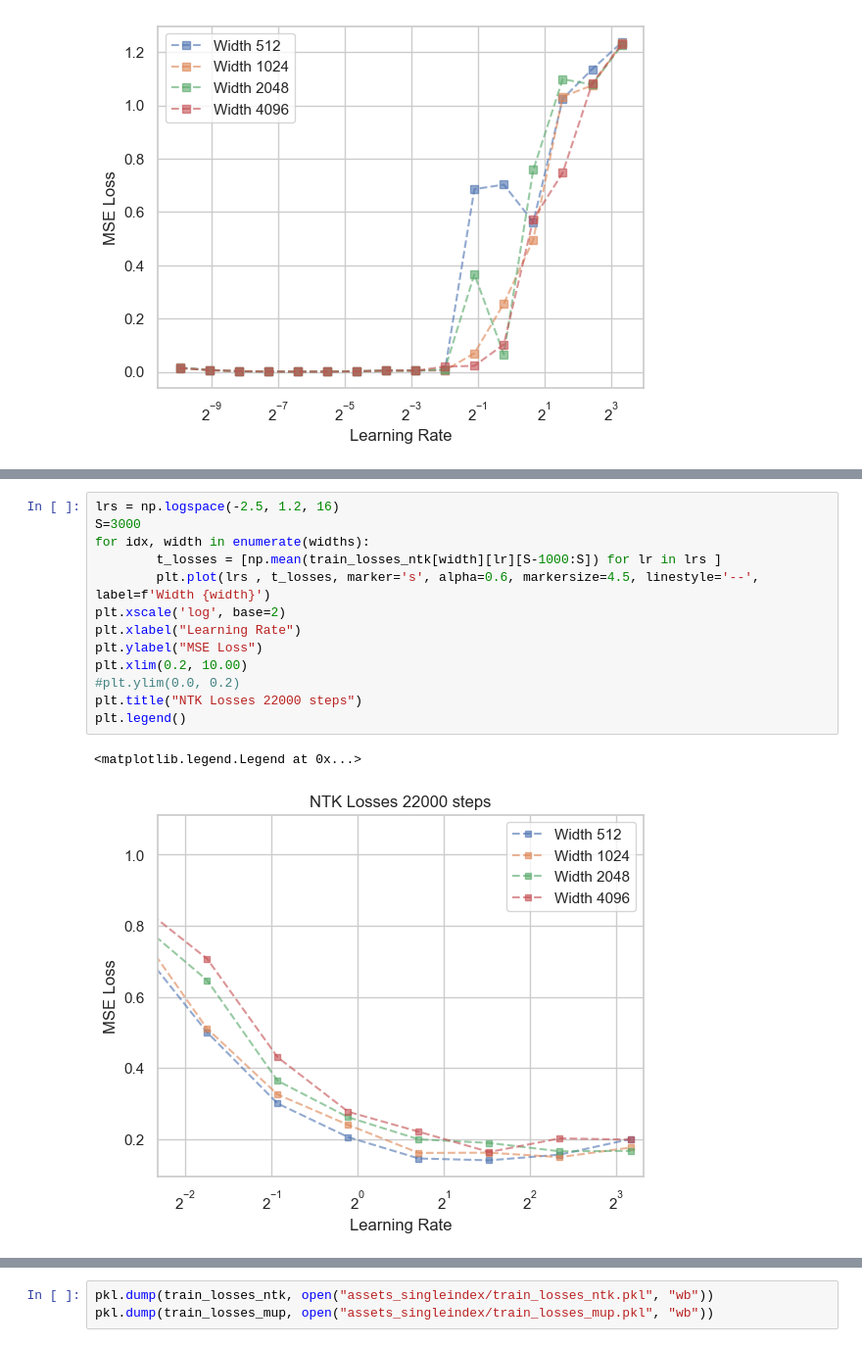
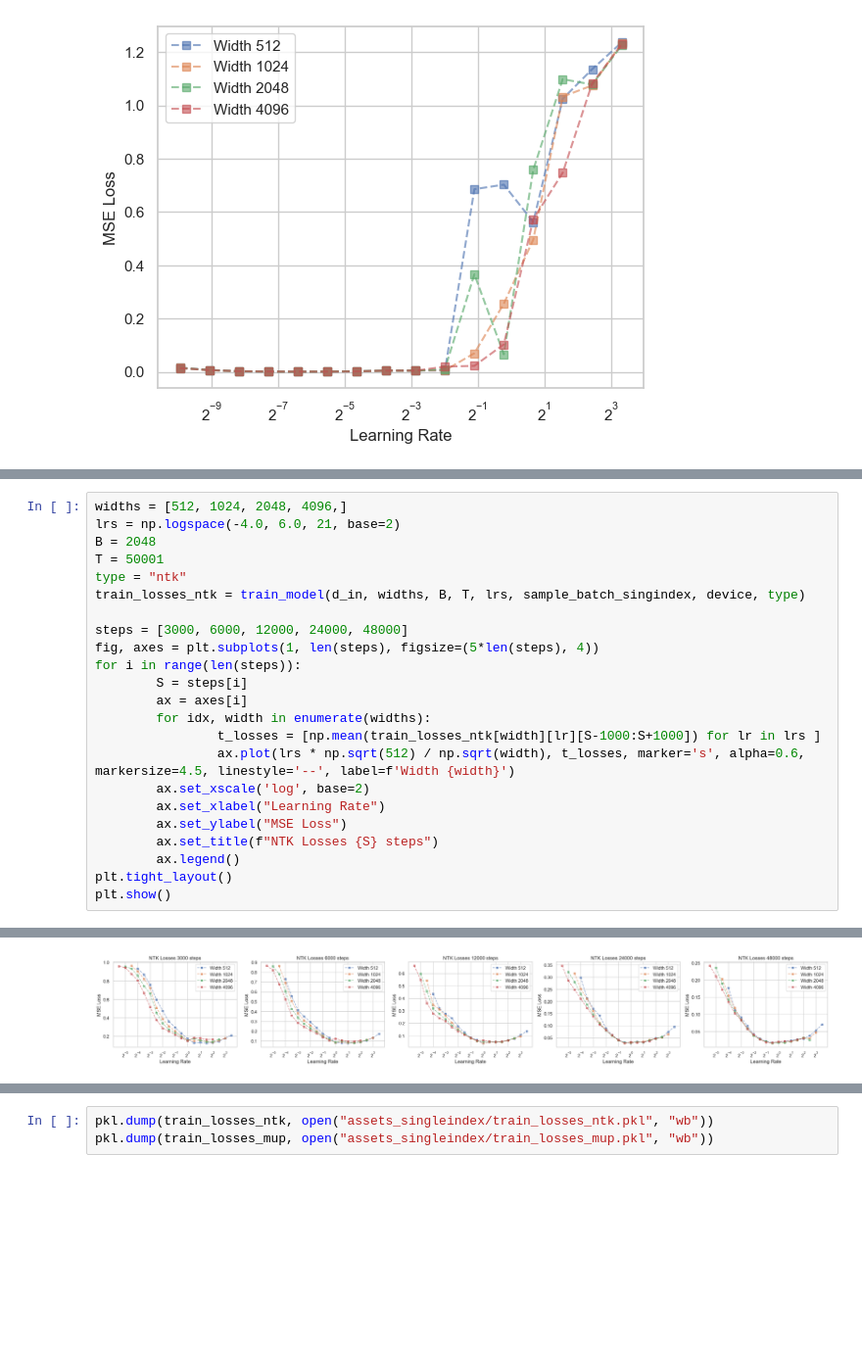
Before and after one commit to Petyrrrrr/MuP_games, a Jupyter notebook: single_index.ipynb, the cells around one changed output, grey strips where cells are left out. Shown at 98% size. Drawn from its saved outputs; the diff is of its cells as text; blank space fills up the shorter version.

```diff
--- a/single_index.ipynb
+++ b/single_index.ipynb
@@ -146,16 +116,24 @@ Model 4096 with lr 15.848931924611133 has NaN loss
-# %%
-lrs = np.logspace(-2.5, 1.2, 16)
-S=3000
-for idx, width in enumerate(widths):
-        t_losses = [np.mean(train_losses_ntk[width][lr][S-1000:S]) for lr in lrs ]
-        plt.plot(lrs , t_losses, marker='s', alpha=0.6, markersize=4.5, linestyle='--', label=f'Width {width}')
-plt.xscale('log', base=2)
-plt.xlabel("Learning Rate")
-plt.ylabel("MSE Loss")
-plt.xlim(0.2, 10.00)
-#plt.ylim(0.0, 0.2)
-plt.title("NTK Losses 22000 steps")
-plt.legend()
-# %% [output]
-<matplotlib.legend.Legend at 0x...>
-[figure, removed]
+# %%
+widths = [512, 1024, 2048, 4096,]
+lrs = np.logspace(-4.0, 6.0, 21, base=2)
+B = 2048
+T = 50001
+type = "ntk"
+train_losses_ntk = train_model(d_in, widths, B, T, lrs, sample_batch_singindex, device, type)
+
+steps = [3000, 6000, 12000, 24000, 48000]
+fig, axes = plt.subplots(1, len(steps), figsize=(5*len(steps), 4))
+for i in range(len(steps)):
+        S = steps[i]
+        ax = axes[i]
+        for idx, width in enumerate(widths):
+                t_losses = [np.mean(train_losses_ntk[width][lr][S-1000:S+1000]) for lr in lrs ]
+                ax.plot(lrs * np.sqrt(512) / np.sqrt(width), t_losses, marker='s', alpha=0.6, markersize=4.5, linestyle='--', label=f'Width {width}')
+        ax.set_xscale('log', base=2)
+        ax.set_xlabel("Learning Rate")
+        ax.set_ylabel("MSE Loss")
+        ax.set_title(f"NTK Losses {S} steps")
+        ax.legend()
+plt.tight_layout()
+plt.show()
+# %% [output]
@@ -161,0 +157 @@ plt.legend()
+[figure, added]
```
Also changed, not shown: parts of 5 cells of this notebook, 4 other files.
